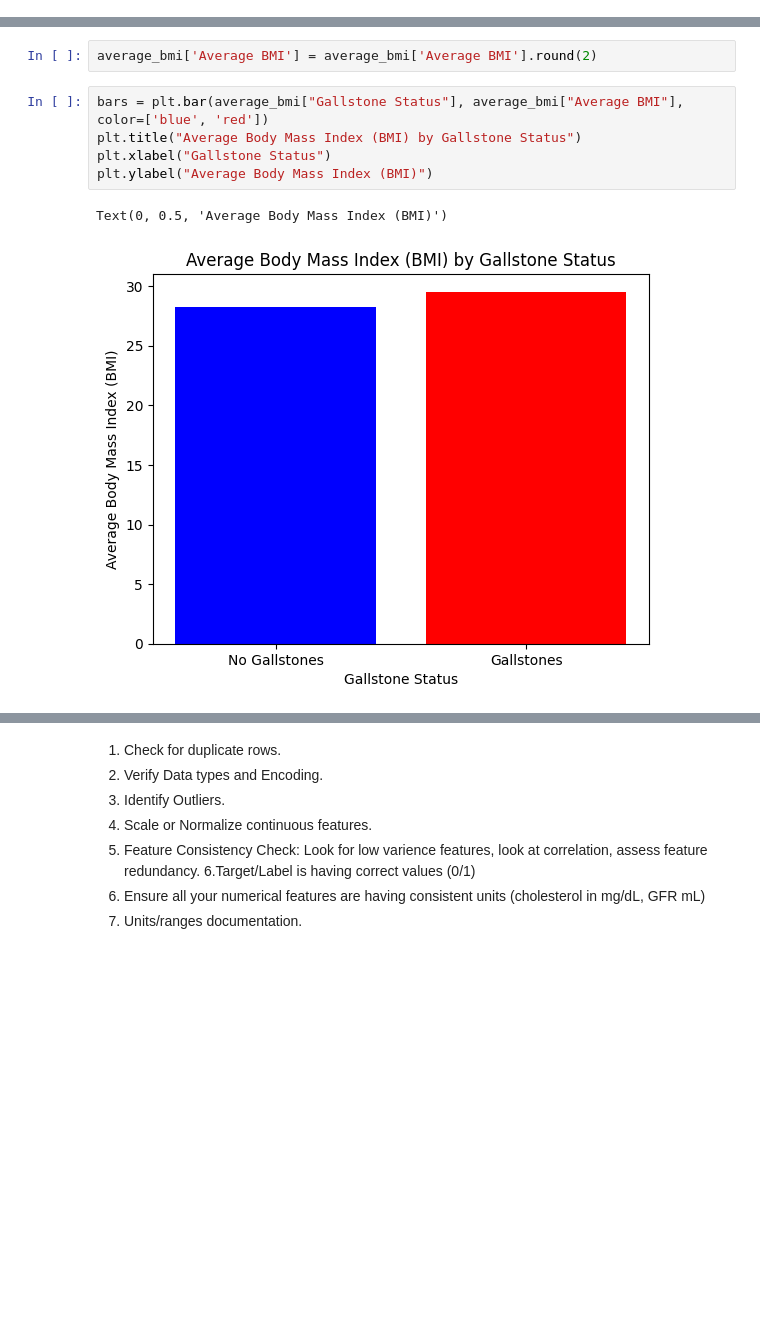
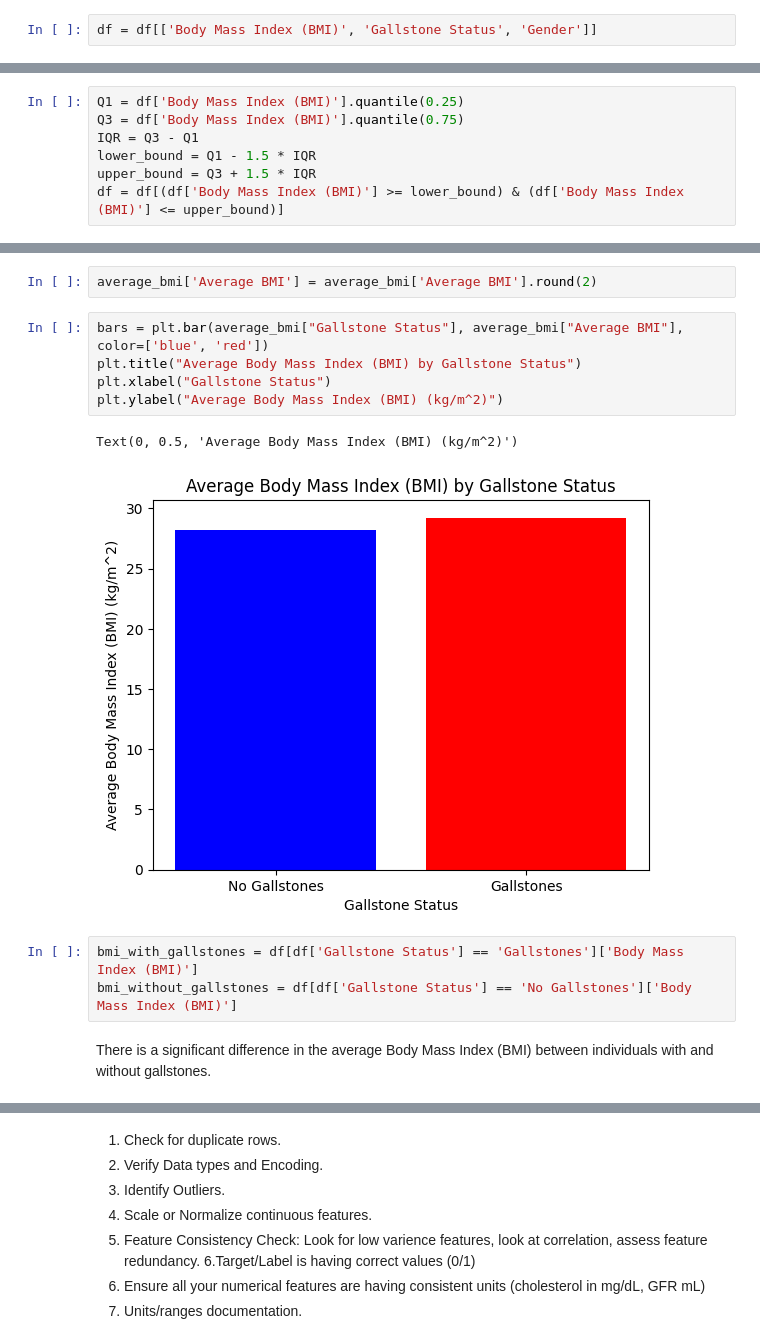
Before and after one commit to michaelb3245/DSRP--MichaelBriglall, a Jupyter notebook: Gallstone_Dataset_Michael_Briglall.ipynb, the cells around one changed output, grey strips where cells are left out. Drawn from its saved outputs; the diff is of its cells as text; blank space fills up the shorter version.

```diff
--- a/Gallstone_Dataset_Michael_Briglall.ipynb
+++ b/Gallstone_Dataset_Michael_Briglall.ipynb
@@ -25,3 +33,5 @@ df.head(5)
+# %%
+df = df[['Body Mass Index (BMI)', 'Gallstone Status', 'Gender']]
 # %%
 df["Gender"].value_counts()
 # %% [output]
@@ -108,6 +113,13 @@ for column, mapping in category_mappings.items():
   if column in df.columns:
     df[column] = df[column].map(mapping)
     df[column] = df[column].astype("category")
+# %%
+Q1 = df['Body Mass Index (BMI)'].quantile(0.25)
+Q3 = df['Body Mass Index (BMI)'].quantile(0.75)
+IQR = Q3 - Q1
+lower_bound = Q1 - 1.5 * IQR
+upper_bound = Q3 + 1.5 * IQR
+df = df[(df['Body Mass Index (BMI)'] >= lower_bound) & (df['Body Mass Index (BMI)'] <= upper_bound)]
 # %%
 df.head()
 # %% [output]
@@ -157,8 +167,13 @@ average_bmi['Average BMI'] = average_bmi['Average BMI'].round(2)
 # %%
 bars = plt.bar(average_bmi["Gallstone Status"], average_bmi["Average BMI"], color=['blue', 'red'])
 plt.title("Average Body Mass Index (BMI) by Gallstone Status")
 plt.xlabel("Gallstone Status")
-plt.ylabel("Average Body Mass Index (BMI)")
+plt.ylabel("Average Body Mass Index (BMI) (kg/m^2)")
 # %% [output]
-Text(0, 0.5, 'Average Body Mass Index (BMI)')
+Text(0, 0.5, 'Average Body Mass Index (BMI) (kg/m^2)')
-[figure, old version]
+[figure, new version]
+# %%
+bmi_with_gallstones = df[df['Gallstone Status'] == 'Gallstones']['Body Mass Index (BMI)']
+bmi_without_gallstones = df[df['Gallstone Status'] == 'No Gallstones']['Body Mass Index (BMI)']
+# %% [markdown]
+There is a significant difference in the average Body Mass Index (BMI) between individuals with and without gallstones.
```
Also changed, not shown: parts of 16 cells of this notebook.
